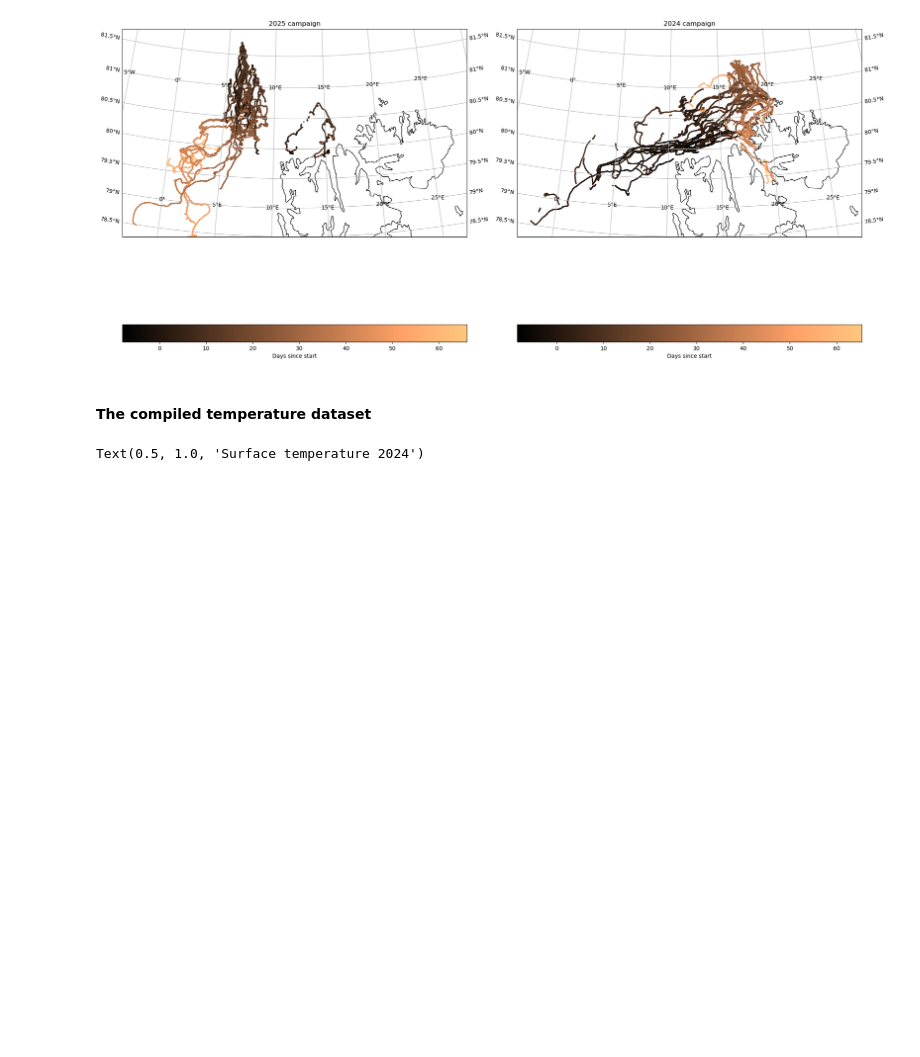
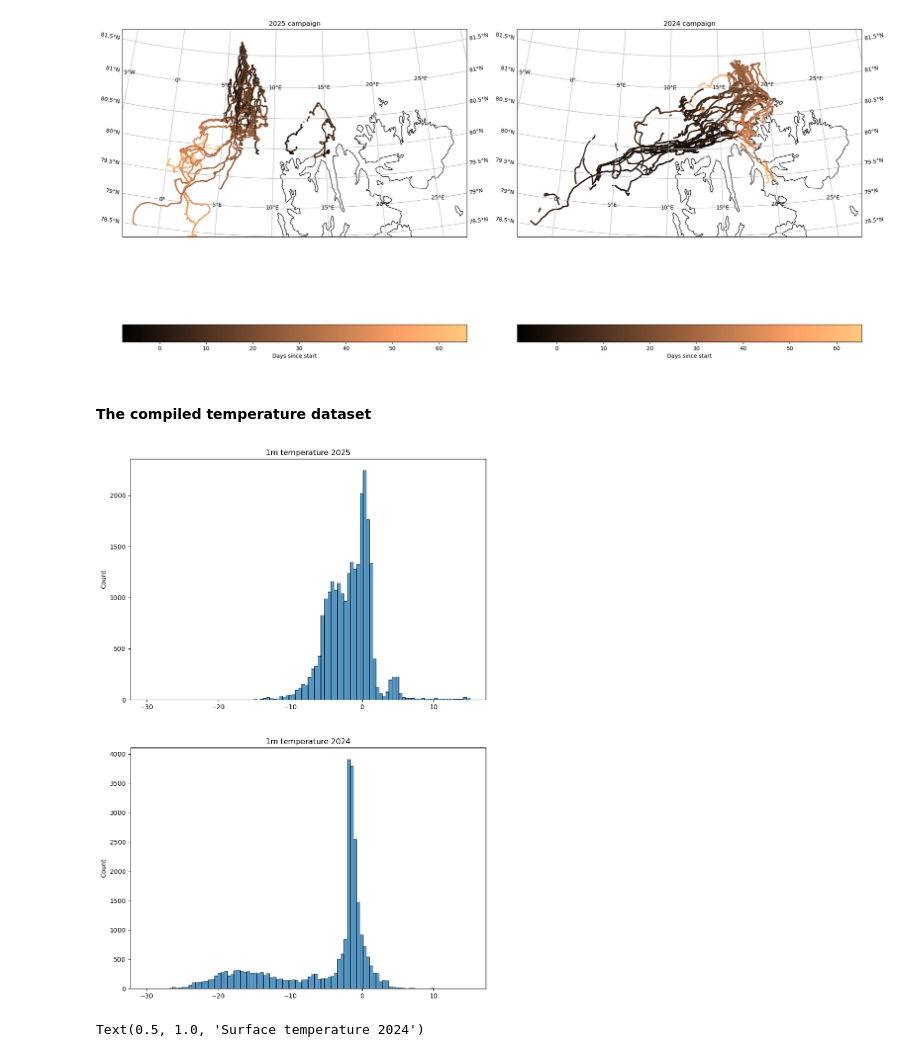
Before and after one commit to johtj/data_analysis_ml_project3, a Jupyter notebook: data_exploration.ipynb, the cells around one changed output. Cells and saved outputs as stored; diff of their text form; code cells hidden in the pictures; blank space fills up the shorter version.

```diff
--- a/data_exploration.ipynb
+++ b/data_exploration.ipynb
@@ -129,3 +131,22 @@ diff2_pooled = pool_data(ds_2024_temp_diff)
+# %%
+fig = plt.figure(figsize=(10,15))
+
+bins_temp = np.histogram_bin_edges(range(-30,20,5),bins=100)
+
+ax = plt.subplot(2,1,1)
+sns.histplot(temp1_pooled,ax=ax,bins=bins_temp)
+ax.set_title("1m temperature 2025")
+#ax.set_xticks()
+
+ax1 = plt.subplot(2,1,2)
+sns.histplot(temp2_pooled,ax=ax1,bins=bins_temp)
+ax1.set_title("1m temperature 2024")
+
+
+
+fig.savefig("figures/distributions_of_1m_temperature.png")
+# %% [output]
+[figure, added]
 # %%
 fig = plt.figure(figsize=(15,15))
 
```
Also changed, not shown: parts of 4 cells of this notebook, 5 other files.
